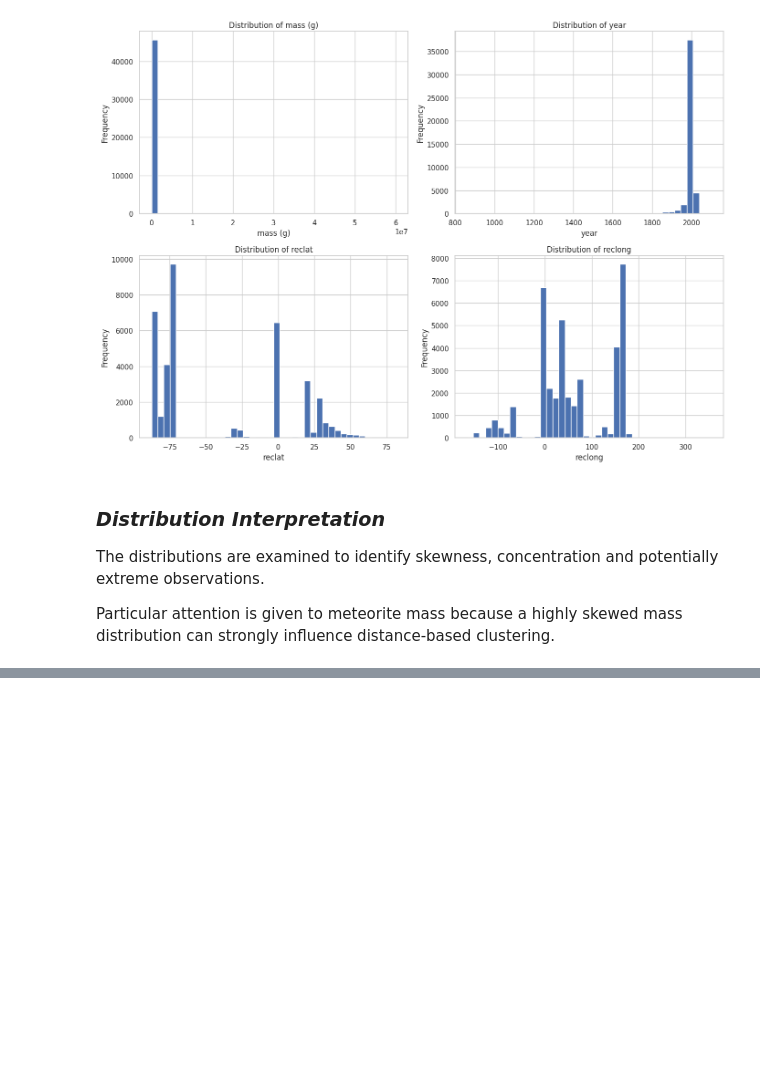
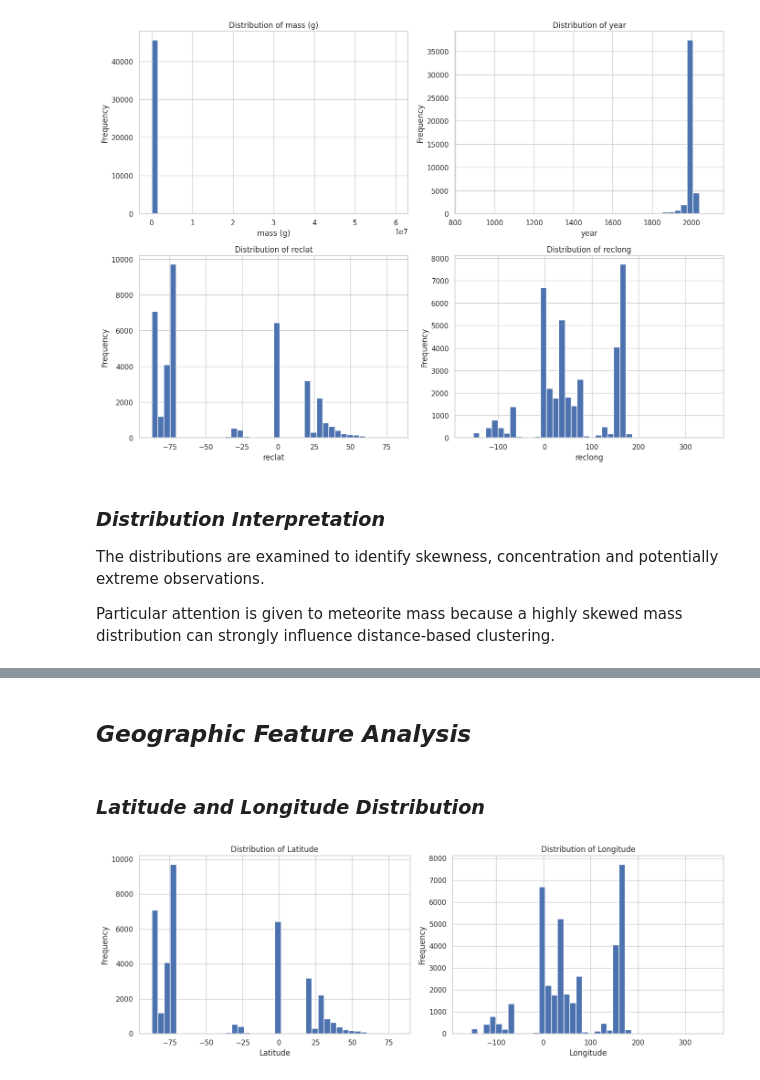
Before and after one commit to manaswiniyoshitha2006-netizen/ML-Evaluation, a Jupyter notebook: notebooks/clustering.ipynb, the cells around one changed output, grey strips where cells are left out. Drawn from its saved outputs; the diff is of its cells as text; code cells hidden in the pictures; blank space fills up the shorter version.

Commit message:
Add mass and geographic EDA

```diff
--- a/notebooks/clustering.ipynb
+++ b/notebooks/clustering.ipynb
@@ -447,0 +532,39 @@ mass distribution can strongly influence distance-based clustering.
+# %% [markdown]
+## *Geographic Feature Analysis*
+# %% [markdown]
+### *Latitude and Longitude Distribution*
+# %%
+fig, axes = plt.subplots(
+    1, 2,
+    figsize=(14, 5)
+)
+
+axes[0].hist(
+    df["reclat"].dropna(),
+    bins=40
+)
+
+axes[0].set_title(
+    "Distribution of Latitude"
+)
+
+axes[0].set_xlabel("Latitude")
+axes[0].set_ylabel("Frequency")
+
+
+axes[1].hist(
+    df["reclong"].dropna(),
+    bins=40
+)
+
+axes[1].set_title(
+    "Distribution of Longitude"
+)
+
+axes[1].set_xlabel("Longitude")
+axes[1].set_ylabel("Frequency")
+
+plt.tight_layout()
+plt.show()
+# %% [output]
+[figure, added]
```
Also changed, not shown: parts of 11 cells of this notebook.
